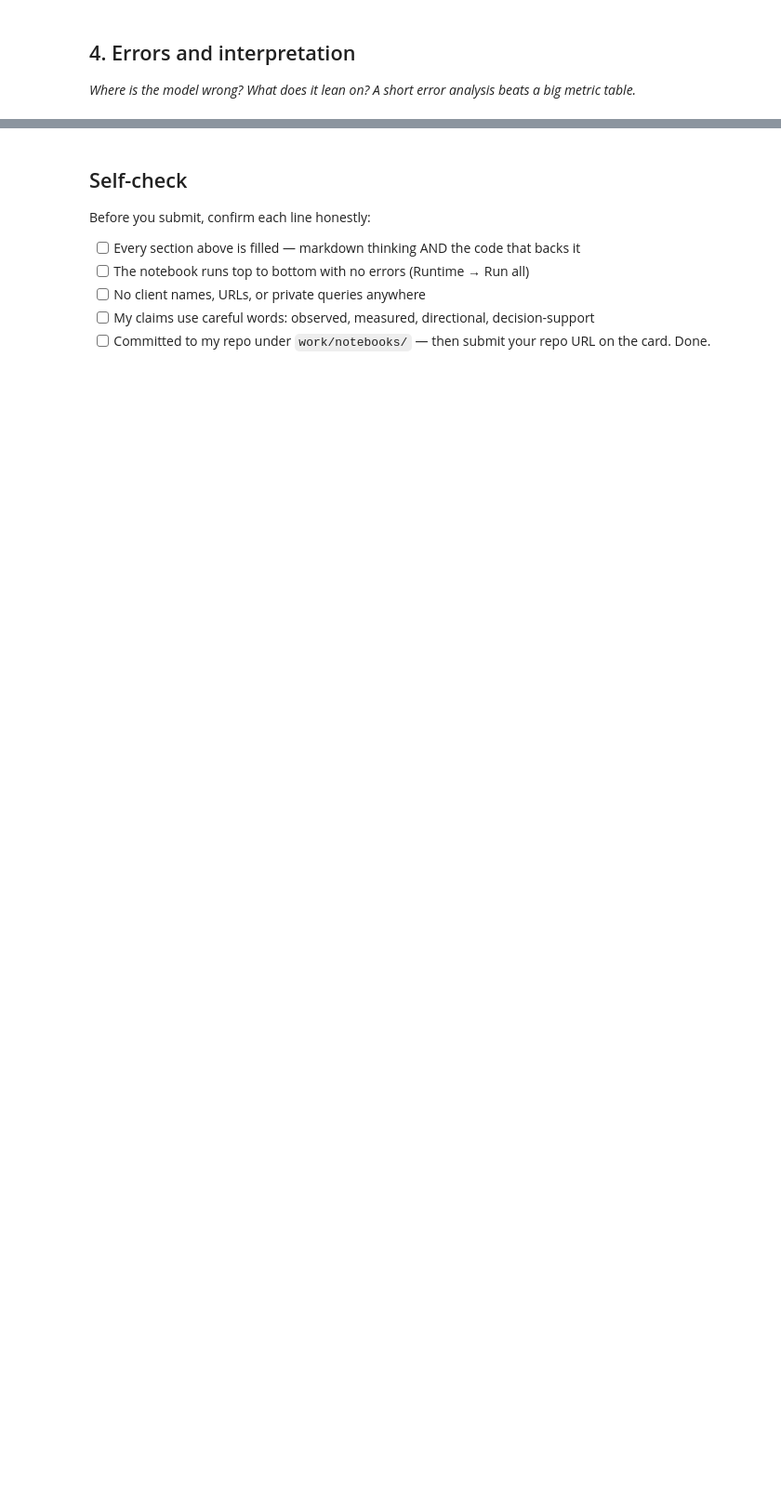
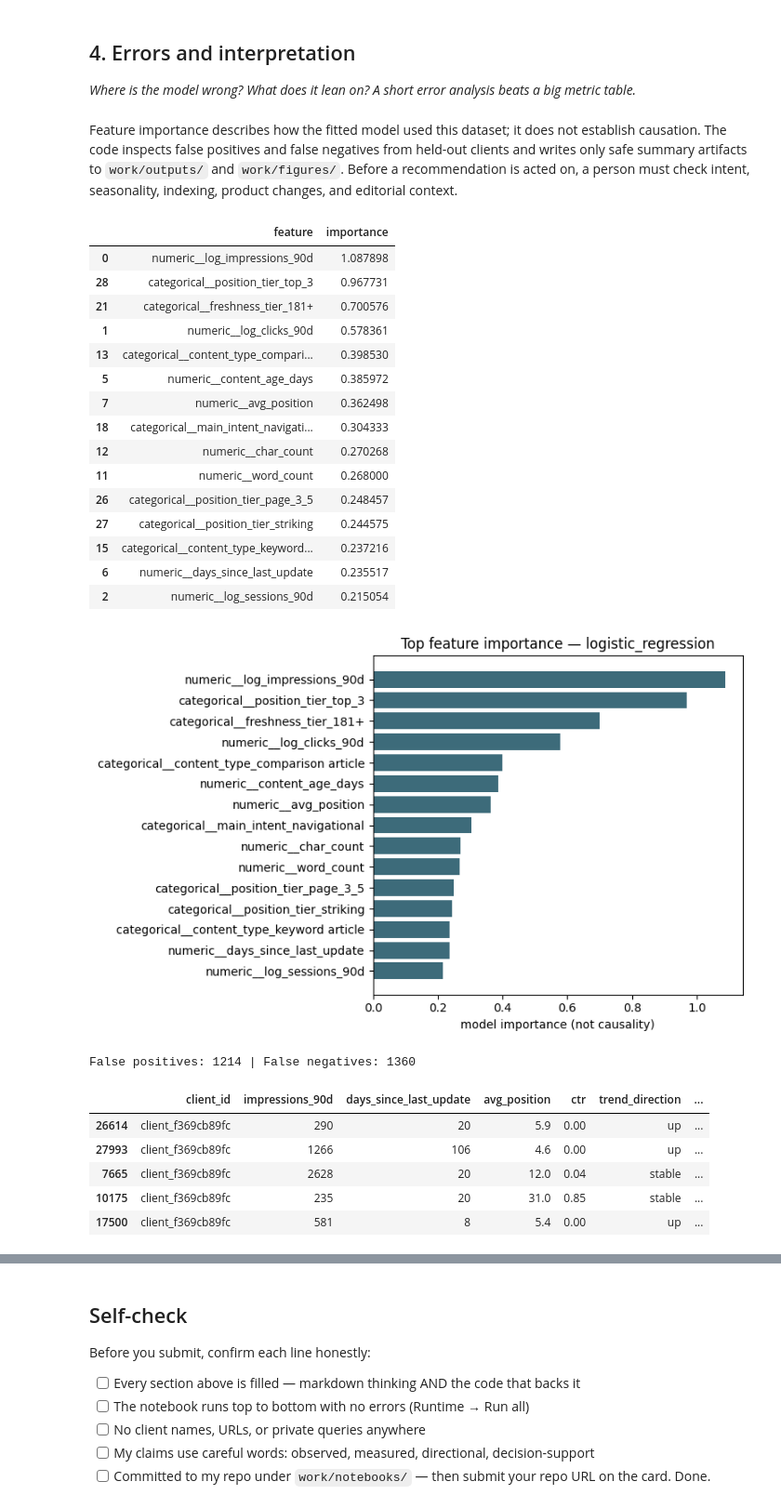
Before and after one commit to faizanahmed-ai/flyrank-ml-internship, a Jupyter notebook: work/notebooks/w05_model.ipynb, the cells around one changed output, grey strips where cells are left out. Shown at 93% size. Cells and saved outputs as stored; diff of their text form; code cells hidden in the pictures; blank space fills up the shorter version.

```diff
--- a/work/notebooks/w05_model.ipynb
+++ b/work/notebooks/w05_model.ipynb
@@ -22,0 +98,15 @@ This skeleton is yours to fill. Work the sections **in order** — each one has
+# %%
+df = pd.read_csv(data_path)
+
+# This is an observed trailing-window category, not a claim about a future intervention.
+df["is_declining_label"] = df["trend_direction"].astype(str).str.lower().eq("down").astype(int)
+
+# Log transforms reduce the influence of highly skewed traffic fields.
+for raw in ["impressions_90d", "clicks_90d", "sessions_90d"]:
+    if raw in df:
+        df[f"log_{raw}"] = np.log1p(pd.to_numeric(df[raw], errors="coerce").clip(lower=0))
+
+print(f"Rows: {len(df):,}")
+print(f"Clients: {df['client_id'].nunique():,}")
+print(f"Observed declining-label rate: {df['is_declining_label'].mean():.3f}")
+display(df[["impressions_90d", "days_since_last_update", "avg_position", "ctr", "is_declining_label"]].describe().T)
@@ -36,0 +232,57 @@ This skeleton is yours to fill. Work the sections **in order** — each one has
+# %% [markdown]
+Feature importance describes how the fitted model used this dataset; it does not establish causation. The code inspects false positives and false negatives from held-out clients and writes only safe summary artifacts to `work/outputs/` and `work/figures/`. Before a recommendation is acted on, a person must check intent, seasonality, indexing, product changes, and editorial context.
+# %%
+# Interpret the selected model and inspect errors before treating the score as useful.
+feature_names = best_model.named_steps["preprocess"].get_feature_names_out()
+classifier = best_model.named_steps["model"]
+if hasattr(classifier, "feature_importances_"):
+    importance = pd.DataFrame({"feature": feature_names, "importance": classifier.feature_importances_})
+else:
+    importance = pd.DataFrame({"feature": feature_names, "importance": np.abs(classifier.coef_[0])})
+importance = importance.sort_values("importance", ascending=False).head(15)
+display(importance)
+
+plt.figure(figsize=(8, 5))
+plot_data = importance.sort_values("importance")
+plt.barh(plot_data["feature"], plot_data["importance"], color="#3d6b7a")
+plt.title(f"Top feature importance — {best_name}")
+plt.xlabel("model importance (not causality)")
+plt.tight_layout()
+plt.savefig(FIG_DIR / "w05_feature_importance.png", dpi=160)
+plt.show()
+
+errors = df.iloc[test_idx][["client_id", "impressions_90d", "days_since_last_update", "avg_position", "ctr", "trend_direction"]].copy()
+errors["observed_declining"] = y_test.to_numpy()
+errors["decline_probability"] = best_probability
+errors["predicted_declining"] = (best_probability >= 0.50).astype(int)
+false_positives = errors[(errors["predicted_declining"] == 1) & (errors["observed_declining"] == 0)].sort_values("decline_probability", ascending=False)
+false_negatives = errors[(errors["predicted_declining"] == 0) & (errors["observed_declining"] == 1)].sort_values("decline_probability")
+print("False positives:", len(false_positives), "| False negatives:", len(false_negatives))
+display(false_positives.head(5))
+display(false_negatives.head(5))
+errors.to_csv(OUT_DIR / "w05_heldout_error_analysis.csv", index=False)
+# %% [output]
+|  | feature | importance |
+| 0 | numeric__log_impressions_90d | 1.087898 |
+| 28 | categorical__position_tier_top_3 | 0.967731 |
+| 21 | categorical__freshness_tier_181+ | 0.700576 |
+| 1 | numeric__log_clicks_90d | 0.578361 |
+| 13 | categorical__content_type_compari... | 0.398530 |
+| 5 | numeric__content_age_days | 0.385972 |
+| 7 | numeric__avg_position | 0.362498 |
+| 18 | categorical__main_intent_navigati... | 0.304333 |
+| 12 | numeric__char_count | 0.270268 |
+| 11 | numeric__word_count | 0.268000 |
+| 26 | categorical__position_tier_page_3_5 | 0.248457 |
+| 27 | categorical__position_tier_striking | 0.244575 |
+| 15 | categorical__content_type_keyword... | 0.237216 |
+| 6 | numeric__days_since_last_update | 0.235517 |
+| 2 | numeric__log_sessions_90d | 0.215054 |
+[figure, added]
+False positives: 1214 | False negatives: 1360
+|  | client_id | impressions_90d | days_since_last_update | avg_position | ctr | trend_direction | ... |
+| 26614 | client_f369cb89fc | 290 | 20 | 5.9 | 0.00 | up | ... |
+| 27993 | client_f369cb89fc | 1266 | 106 | 4.6 | 0.00 | up | ... |
+| 7665 | client_f369cb89fc | 2628 | 20 | 12.0 | 0.04 | stable | ... |
+| 10175 | client_f369cb89fc | 235 | 20 | 31.0 | 0.85 | stable | ... |
+| 17500 | client_f369cb89fc | 581 | 8 | 5.4 | 0.00 | up | ... |
```
Also changed, not shown: parts of 15 cells of this notebook.
